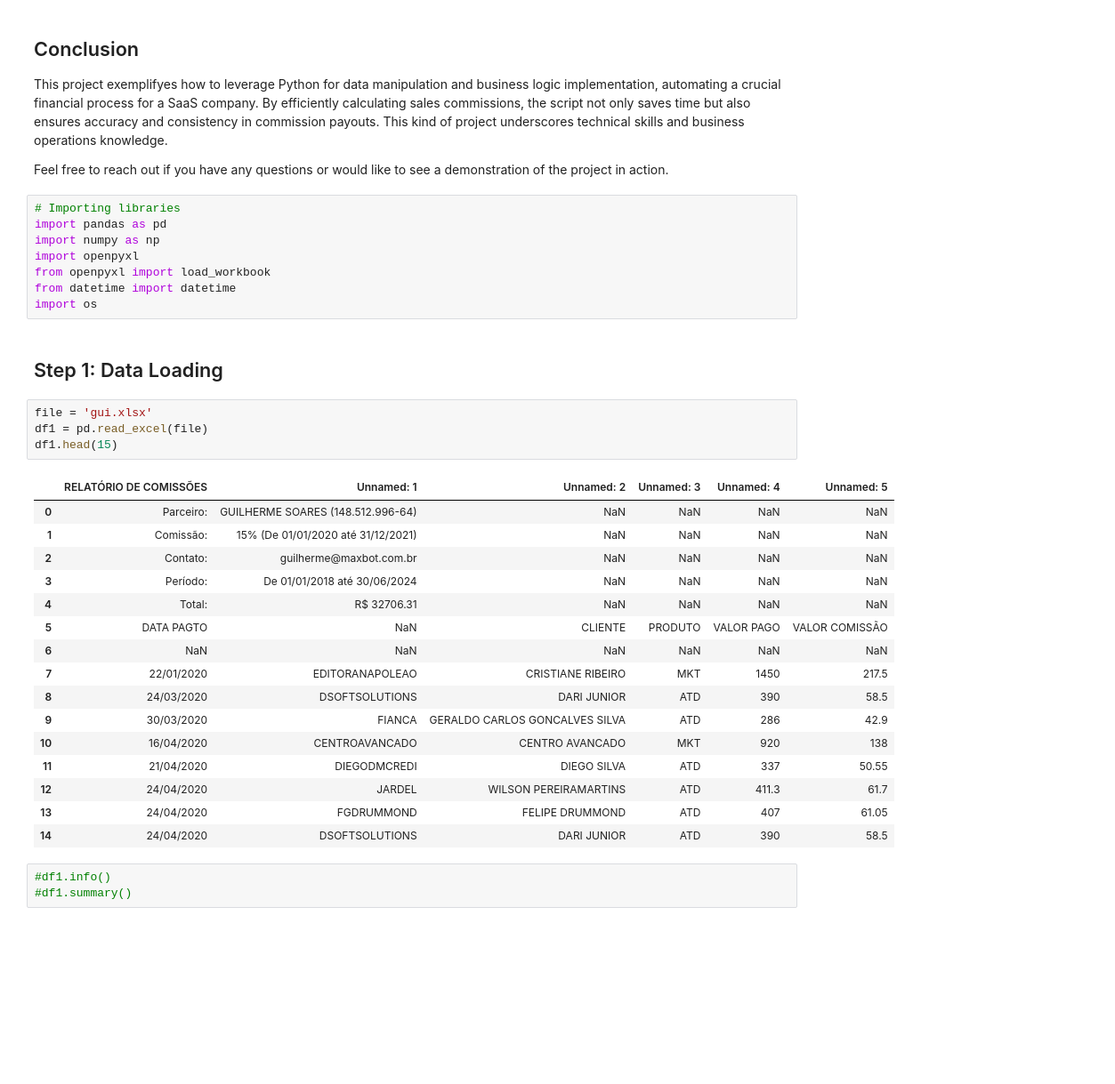
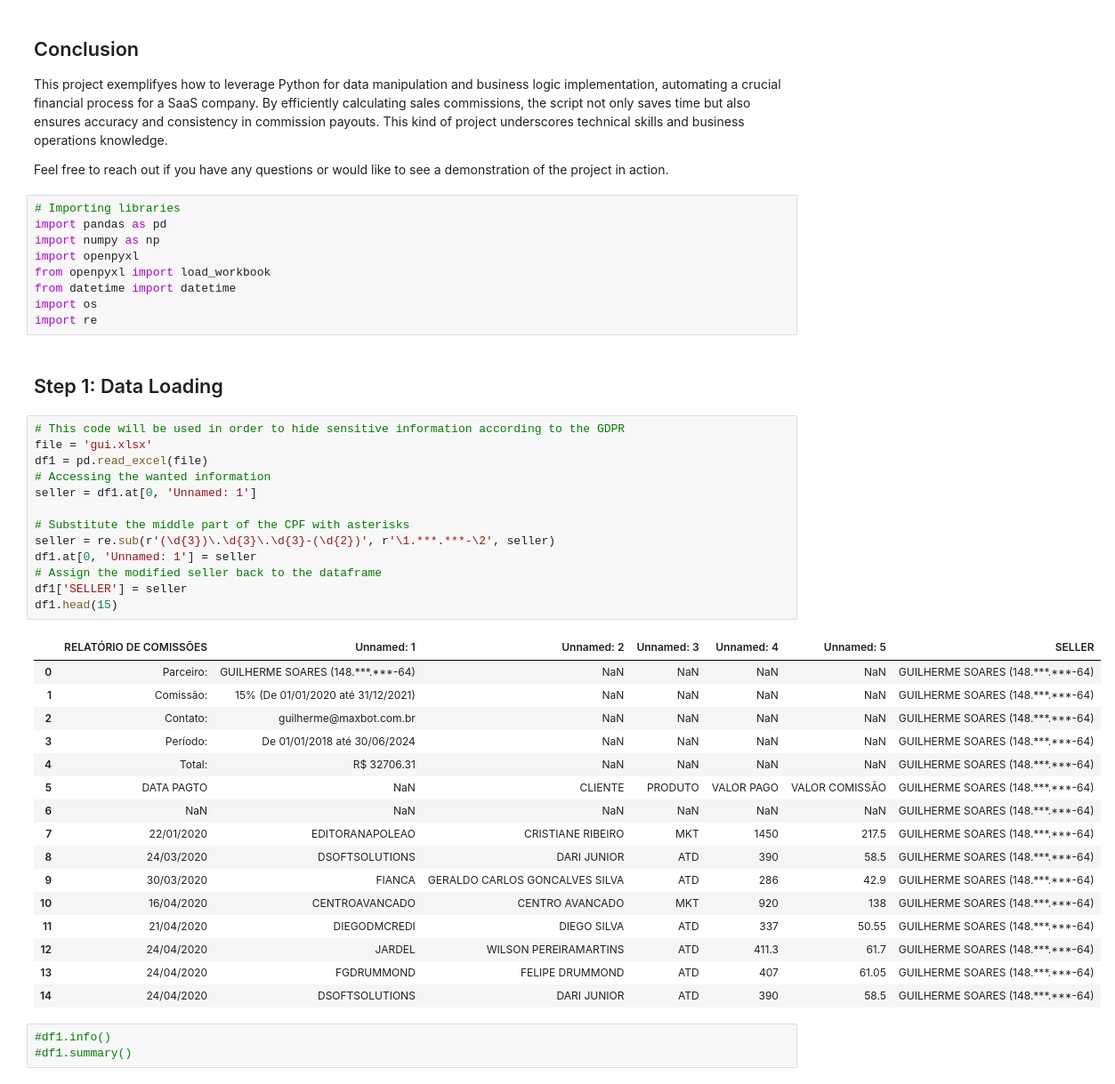
Before and after one commit to mtshorta/01-Sales_Comission_Report, a Jupyter notebook: Sales_Comission_Report.ipynb, the cells around one changed output. Shown: that part at 89% size. Cells and saved outputs as stored; diff of their text form; blank space fills up the shorter version.

Commit message:
Adjusting DGPR to hide CPF info

```diff
--- a/Sales_Comission_Report.ipynb
+++ b/Sales_Comission_Report.ipynb
@@ -90,29 +90,39 @@ import openpyxl
 from openpyxl import load_workbook
 from datetime import datetime
 import os
+import re
 # %% [markdown]
 ## Step 1: Data Loading
 # %%
+# This code will be used in order to hide sensitive information according to the GDPR
 file = 'gui.xlsx'
 df1 = pd.read_excel(file)
+# Accessing the wanted information
+seller = df1.at[0, 'Unnamed: 1']
+
+# Substitute the middle part of the CPF with asterisks
+seller = re.sub(r'(\d{3})\.\d{3}\.\d{3}-(\d{2})', r'\1.***.***-\2', seller)
+df1.at[0, 'Unnamed: 1'] = seller
+# Assign the modified seller back to the dataframe
+df1['SELLER'] = seller
 df1.head(15)
 # %% [output]
-|  | RELATÓRIO DE COMISSÕES | Unnamed: 1 | Unnamed: 2 | Unnamed: 3 | Unnamed: 4 | Unnamed: 5 |
-| 0 | Parceiro: | GUILHERME SOARES (148.512.996-64) | NaN | NaN | NaN | NaN |
-| 1 | Comissão: | 15% (De 01/01/2020 até 31/12/2021) | NaN | NaN | NaN | NaN |
-| 2 | Contato: | guilherme@maxbot.com.br | NaN | NaN | NaN | NaN |
-| 3 | Período: | De 01/01/2018 até 30/06/2024 | NaN | NaN | NaN | NaN |
-| 4 | Total: | R$ 32706.31 | NaN | NaN | NaN | NaN |
-| 5 | DATA PAGTO | NaN | CLIENTE | PRODUTO | VALOR PAGO | VALOR COMISSÃO |
-| 6 | NaN | NaN | NaN | NaN | NaN | NaN |
-| 7 | 22/01/2020 | EDITORANAPOLEAO | CRISTIANE RIBEIRO | MKT | 1450 | 217.5 |
-| 8 | 24/03/2020 | DSOFTSOLUTIONS | DARI JUNIOR | ATD | 390 | 58.5 |
-| 9 | 30/03/2020 | FIANCA | GERALDO CARLOS GONCALVES SILVA | ATD | 286 | 42.9 |
-| 10 | 16/04/2020 | CENTROAVANCADO | CENTRO AVANCADO | MKT | 920 | 138 |
-| 11 | 21/04/2020 | DIEGODMCREDI | DIEGO SILVA | ATD | 337 | 50.55 |
-| 12 | 24/04/2020 | JARDEL | WILSON PEREIRAMARTINS | ATD | 411.3 | 61.7 |
-| 13 | 24/04/2020 | FGDRUMMOND | FELIPE DRUMMOND | ATD | 407 | 61.05 |
-| 14 | 24/04/2020 | DSOFTSOLUTIONS | DARI JUNIOR | ATD | 390 | 58.5 |
+|  | RELATÓRIO DE COMISSÕES | Unnamed: 1 | Unnamed: 2 | Unnamed: 3 | Unnamed: 4 | Unnamed: 5 | SELLER |
+| 0 | Parceiro: | GUILHERME SOARES (148.***.***-64) | NaN | NaN | NaN | NaN | GUILHERME SOARES (148.***.***-64) |
+| 1 | Comissão: | 15% (De 01/01/2020 até 31/12/2021) | NaN | NaN | NaN | NaN | GUILHERME SOARES (148.***.***-64) |
+| 2 | Contato: | guilherme@maxbot.com.br | NaN | NaN | NaN | NaN | GUILHERME SOARES (148.***.***-64) |
+| 3 | Período: | De 01/01/2018 até 30/06/2024 | NaN | NaN | NaN | NaN | GUILHERME SOARES (148.***.***-64) |
+| 4 | Total: | R$ 32706.31 | NaN | NaN | NaN | NaN | GUILHERME SOARES (148.***.***-64) |
+| 5 | DATA PAGTO | NaN | CLIENTE | PRODUTO | VALOR PAGO | VALOR COMISSÃO | GUILHERME SOARES (148.***.***-64) |
+| 6 | NaN | NaN | NaN | NaN | NaN | NaN | GUILHERME SOARES (148.***.***-64) |
+| 7 | 22/01/2020 | EDITORANAPOLEAO | CRISTIANE RIBEIRO | MKT | 1450 | 217.5 | GUILHERME SOARES (148.***.***-64) |
+| 8 | 24/03/2020 | DSOFTSOLUTIONS | DARI JUNIOR | ATD | 390 | 58.5 | GUILHERME SOARES (148.***.***-64) |
+| 9 | 30/03/2020 | FIANCA | GERALDO CARLOS GONCALVES SILVA | ATD | 286 | 42.9 | GUILHERME SOARES (148.***.***-64) |
+| 10 | 16/04/2020 | CENTROAVANCADO | CENTRO AVANCADO | MKT | 920 | 138 | GUILHERME SOARES (148.***.***-64) |
+| 11 | 21/04/2020 | DIEGODMCREDI | DIEGO SILVA | ATD | 337 | 50.55 | GUILHERME SOARES (148.***.***-64) |
+| 12 | 24/04/2020 | JARDEL | WILSON PEREIRAMARTINS | ATD | 411.3 | 61.7 | GUILHERME SOARES (148.***.***-64) |
+| 13 | 24/04/2020 | FGDRUMMOND | FELIPE DRUMMOND | ATD | 407 | 61.05 | GUILHERME SOARES (148.***.***-64) |
+| 14 | 24/04/2020 | DSOFTSOLUTIONS | DARI JUNIOR | ATD | 390 | 58.5 | GUILHERME SOARES (148.***.***-64) |
 # %%
 #df1.info()
 #df1.summary()
```
Also changed, not shown: parts of 1 cell of this notebook.
